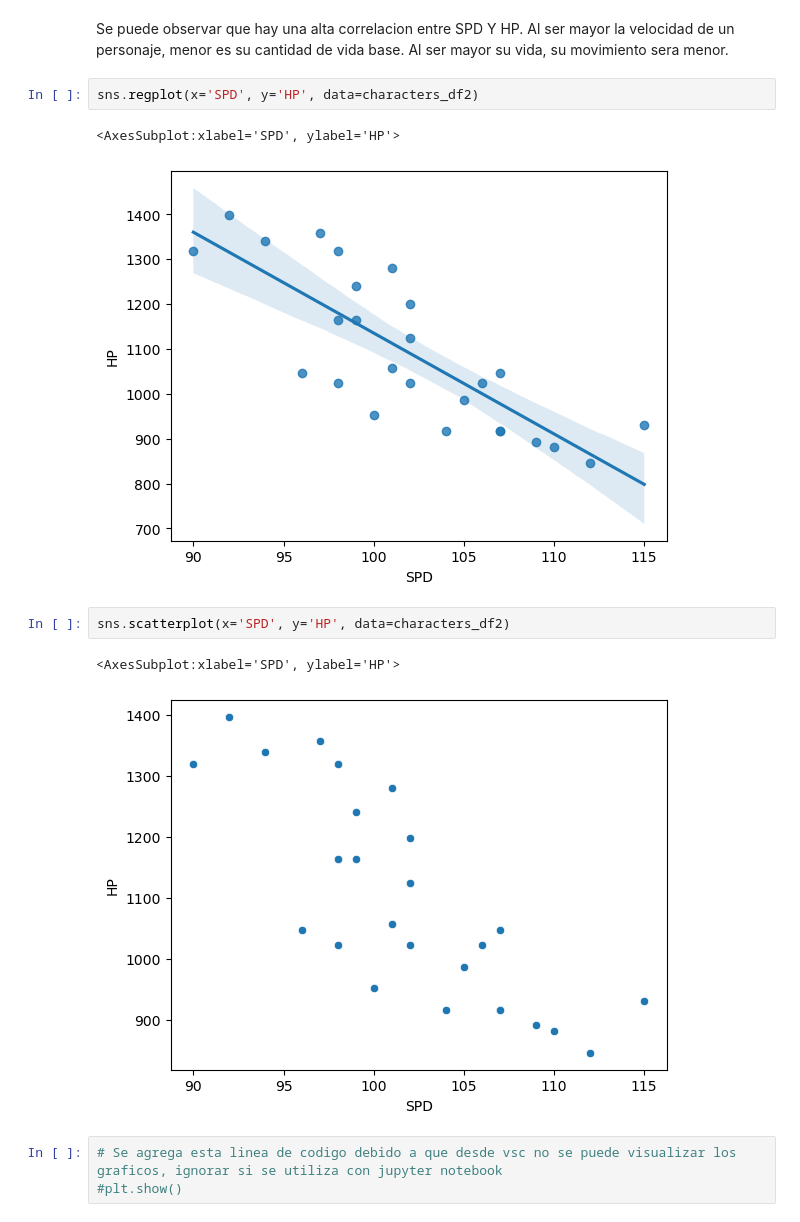
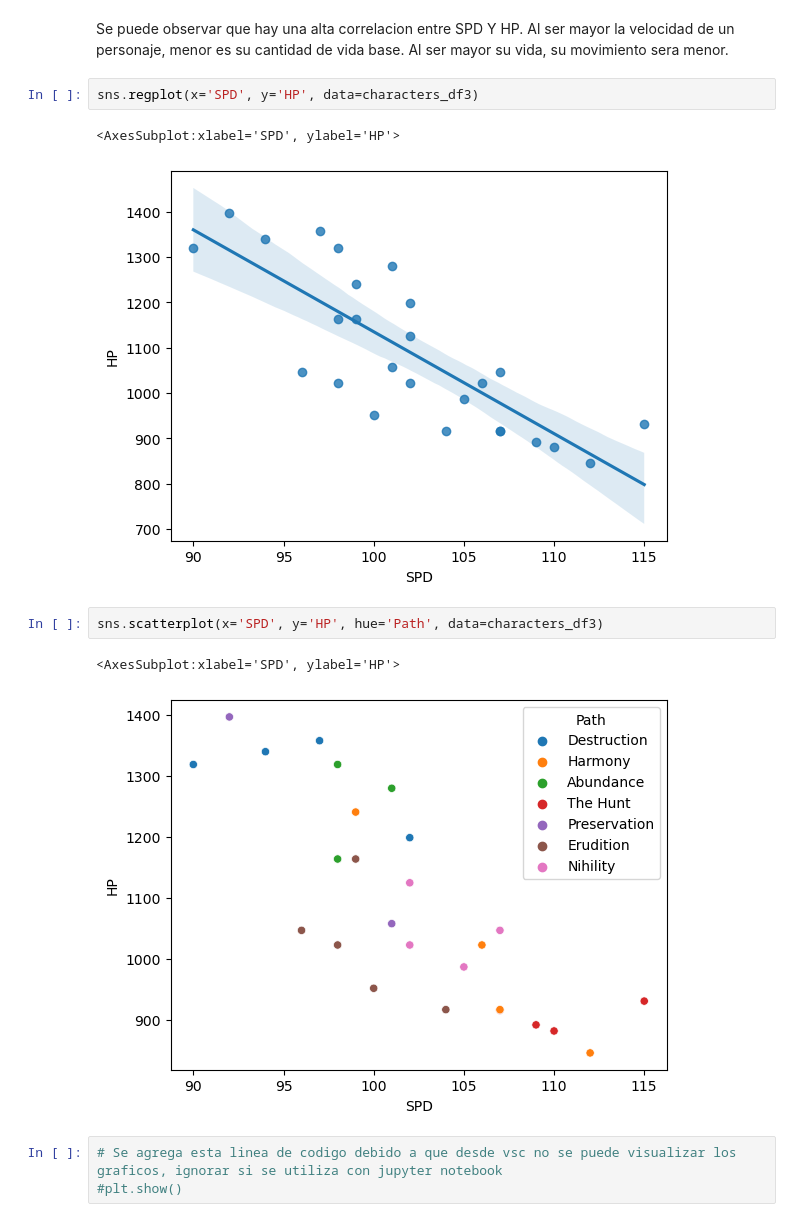
Before and after one commit to Jjcorsino/EDA-Honkai-Star-rail, a Jupyter notebook: HonkaiDataSetEDA.ipynb, the cells around one changed output. Saved outputs shown, nothing was run; the diff lists cells and outputs as text.

```diff
--- a/HonkaiDataSetEDA.ipynb
+++ b/HonkaiDataSetEDA.ipynb
@@ -244,15 +256,15 @@ characters_df2.plot.scatter(x='DEF', y='SPD')
 # %% [markdown]
 Se puede observar que hay una alta correlacion entre SPD Y HP. Al ser mayor la velocidad de un personaje, menor es su cantidad de vida base. Al ser mayor su vida, su movimiento sera menor.
 # %%
-sns.regplot(x='SPD', y='HP', data=characters_df2)
+sns.regplot(x='SPD', y='HP', data=characters_df3)
 # %% [output]
 <AxesSubplot:xlabel='SPD', ylabel='HP'>
-[figure, old version]
+[figure, new version]
 # %%
-sns.scatterplot(x='SPD', y='HP', data=characters_df2)
+sns.scatterplot(x='SPD', y='HP', hue='Path', data=characters_df3)
 # %% [output]
 <AxesSubplot:xlabel='SPD', ylabel='HP'>
-[figure, old version]
+[figure, new version]
 # %%
 # Se agrega esta linea de codigo debido a que desde vsc no se puede visualizar los graficos, ignorar si se utiliza con jupyter notebook
 #plt.show()
```
Also changed, not shown: parts of 25 cells of this notebook.
